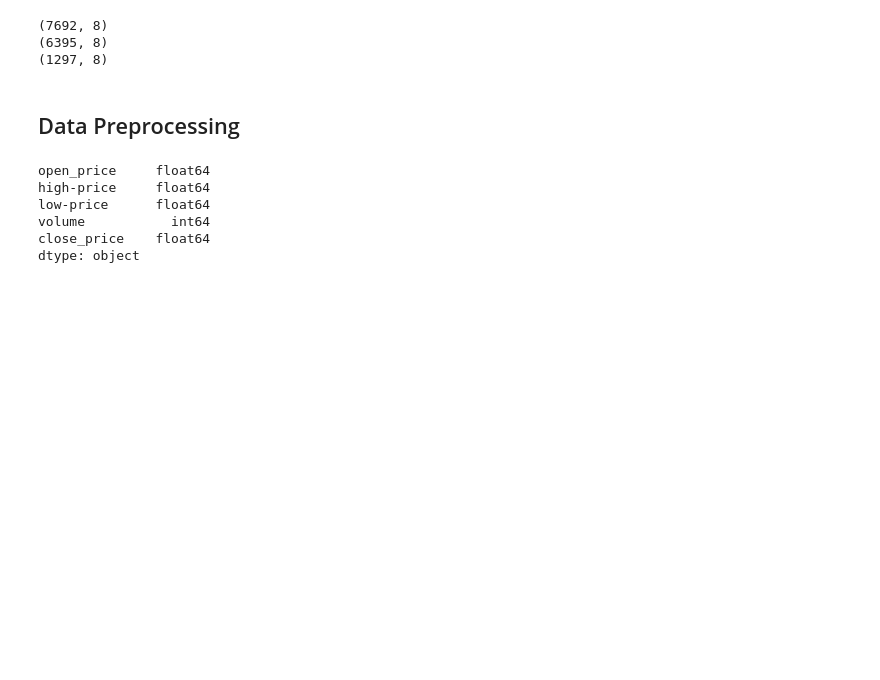
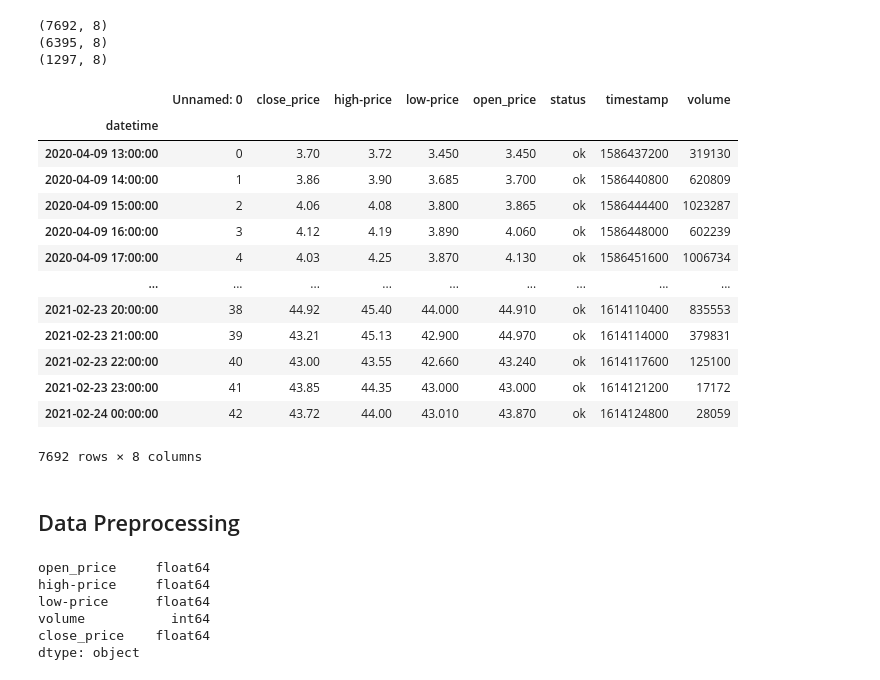
Before and after one commit to brijow/foobar-gamestop, a Jupyter notebook: notebooks/scratchboard.ipynb, the cells around one changed output. Cells and saved outputs as stored; diff of their text form; code cells hidden in the pictures; blank space fills up the shorter version.

```diff
--- a/notebooks/scratchboard.ipynb
+++ b/notebooks/scratchboard.ipynb
@@ -16,23 +14,39 @@ from sklearn.metrics import log_loss
 # %%
 # load raw financial data
 # hourly resolution
 gamestop_data = pd.read_csv('../foobar/data/raw/stock_candle_60_2020-03-01_2021-03-01.csv')
+
 gamestop_data = gamestop_data.sort_values(by=['timestamp'], axis=0)
 gamestop_data['datetime'] = pd.to_datetime(gamestop_data['timestamp'], unit='s')
 gamestop_data = gamestop_data.set_index('datetime')
 
 # resmaple the data hourly and pad the gaps with the previous record
 gamestop_data = gamestop_data.resample('H', label='right').pad()
 print(gamestop_data.shape)
 
 train_data = gamestop_data[gamestop_data.index.year == 2020]
 short_squeeze_data = gamestop_data[gamestop_data.index.year == 2021]
 print(train_data.shape)
 print(short_squeeze_data.shape)
+gamestop_data
 # %% [output]
 (7692, 8)
 (6395, 8)
 (1297, 8)
+|  | Unnamed: 0 | close_price | high-price | low-price | open_price | status | timestamp | volume |
+| datetime |  |  |  |  |  |  |  |  |
+| 2020-04-09 13:00:00 | 0 | 3.70 | 3.72 | 3.450 | 3.450 | ok | 1586437200 | 319130 |
+| 2020-04-09 14:00:00 | 1 | 3.86 | 3.90 | 3.685 | 3.700 | ok | 1586440800 | 620809 |
+| 2020-04-09 15:00:00 | 2 | 4.06 | 4.08 | 3.800 | 3.865 | ok | 1586444400 | 1023287 |
+| 2020-04-09 16:00:00 | 3 | 4.12 | 4.19 | 3.890 | 4.060 | ok | 1586448000 | 602239 |
+| 2020-04-09 17:00:00 | 4 | 4.03 | 4.25 | 3.870 | 4.130 | ok | 1586451600 | 1006734 |
+| ... | ... | ... | ... | ... | ... | ... | ... | ... |
+| 2021-02-23 20:00:00 | 38 | 44.92 | 45.40 | 44.000 | 44.910 | ok | 1614110400 | 835553 |
+| 2021-02-23 21:00:00 | 39 | 43.21 | 45.13 | 42.900 | 44.970 | ok | 1614114000 | 379831 |
+| 2021-02-23 22:00:00 | 40 | 43.00 | 43.55 | 42.660 | 43.240 | ok | 1614117600 | 125100 |
+| 2021-02-23 23:00:00 | 41 | 43.85 | 44.35 | 43.000 | 43.000 | ok | 1614121200 | 17172 |
+| 2021-02-24 00:00:00 | 42 | 43.72 | 44.00 | 43.010 | 43.870 | ok | 1614124800 | 28059 |
+7692 rows × 8 columns
 # %% [markdown]
 ## Data Preprocessing
 # %%
```
Also changed, not shown: parts of 20 cells of this notebook, 2 other files.
